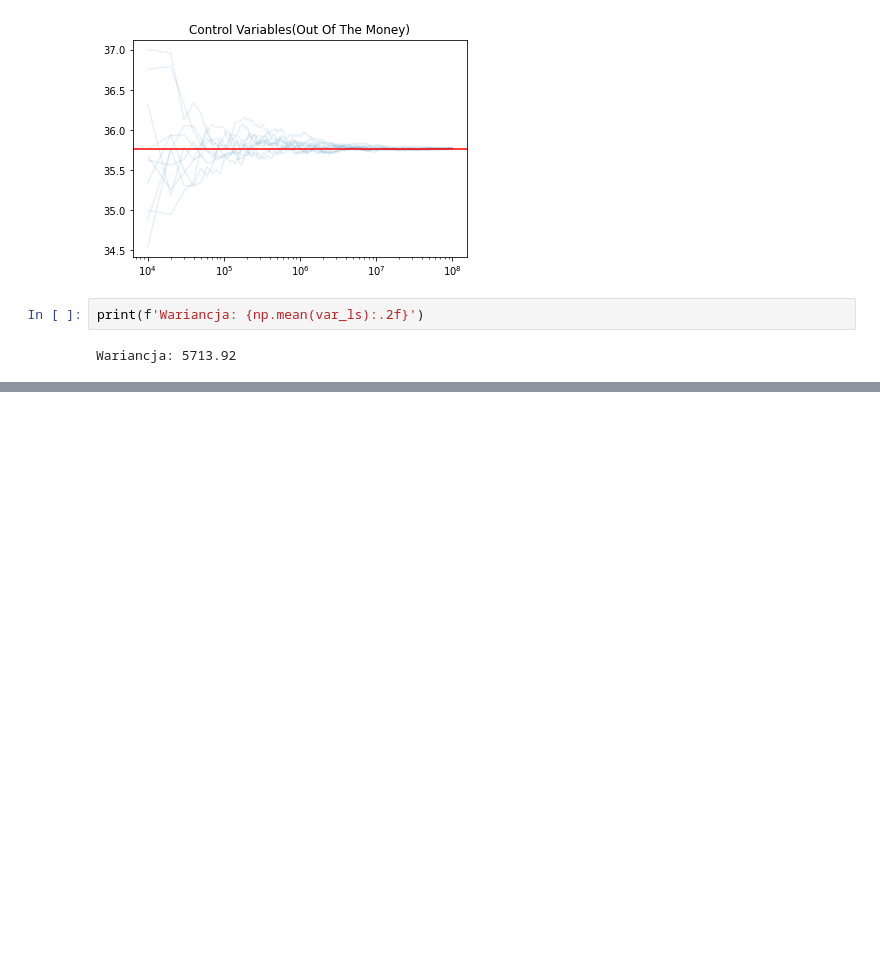
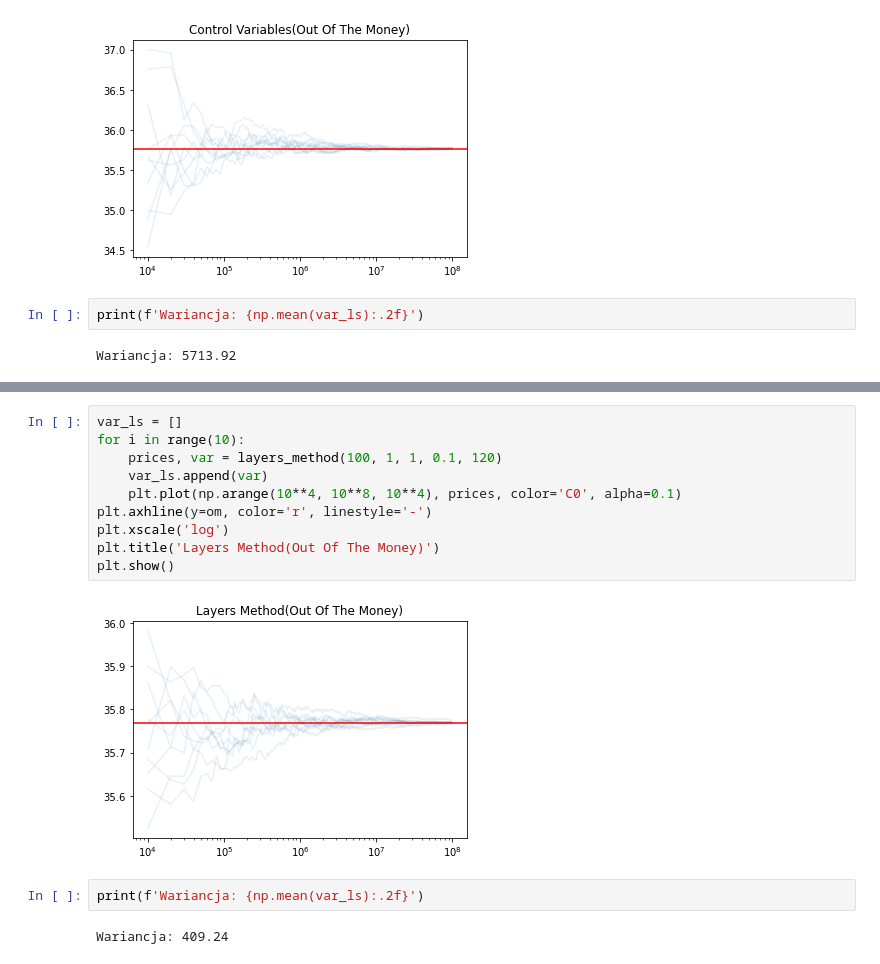
Before and after one commit to gekas145/MF, a Jupyter notebook: lab5.ipynb, the cells around one changed output, grey strips where cells are left out. Cells and saved outputs as stored; diff of their text form; blank space fills up the shorter version.

```diff
--- a/lab5.ipynb
+++ b/lab5.ipynb
@@ -240,0 +285,16 @@ Wariancja: 5713.92
+# %%
+var_ls = []
+for i in range(10):
+    prices, var = layers_method(100, 1, 1, 0.1, 120)
+    var_ls.append(var)
+    plt.plot(np.arange(10**4, 10**8, 10**4), prices, color='C0', alpha=0.1)
+plt.axhline(y=om, color='r', linestyle='-')
+plt.xscale('log')
+plt.title('Layers Method(Out Of The Money)')
+plt.show()
+# %% [output]
+[figure, added]
+# %%
+print(f'Wariancja: {np.mean(var_ls):.2f}')
+# %% [output]
+Wariancja: 409.24
```
Also changed, not shown: parts of 6 cells of this notebook.
